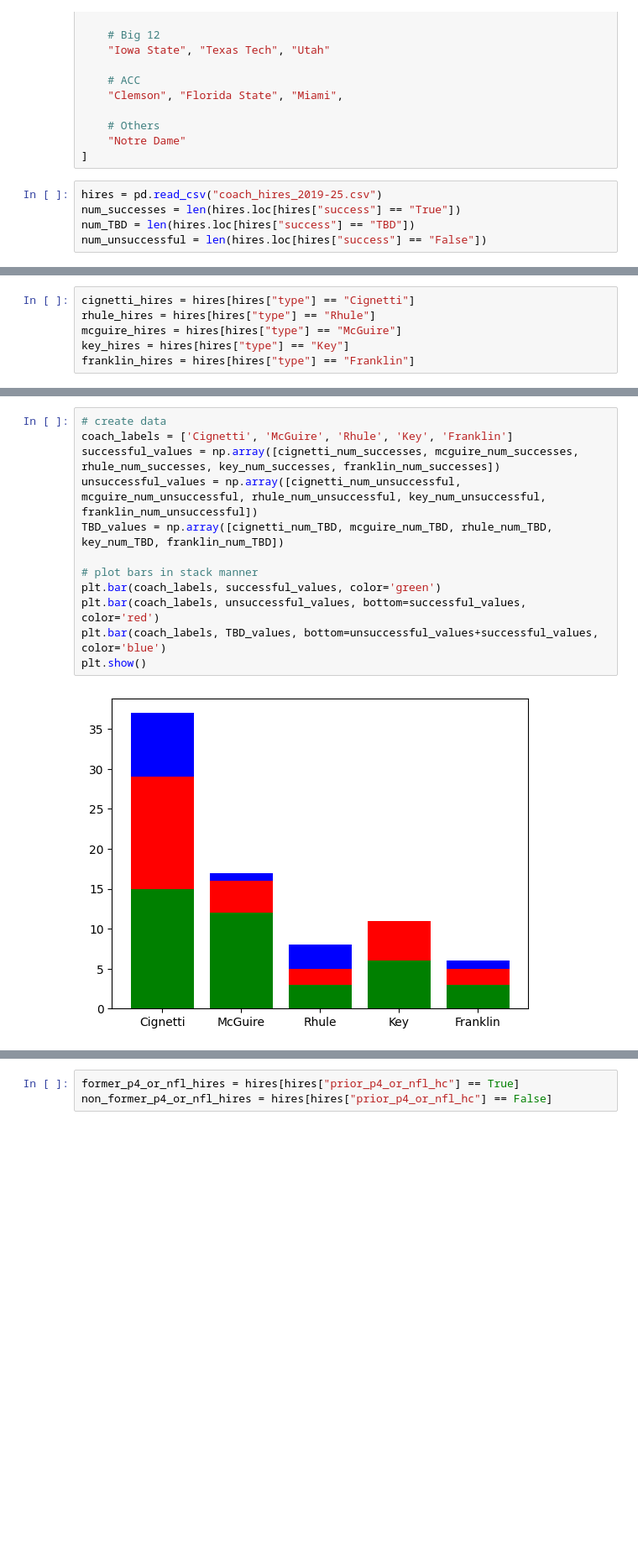
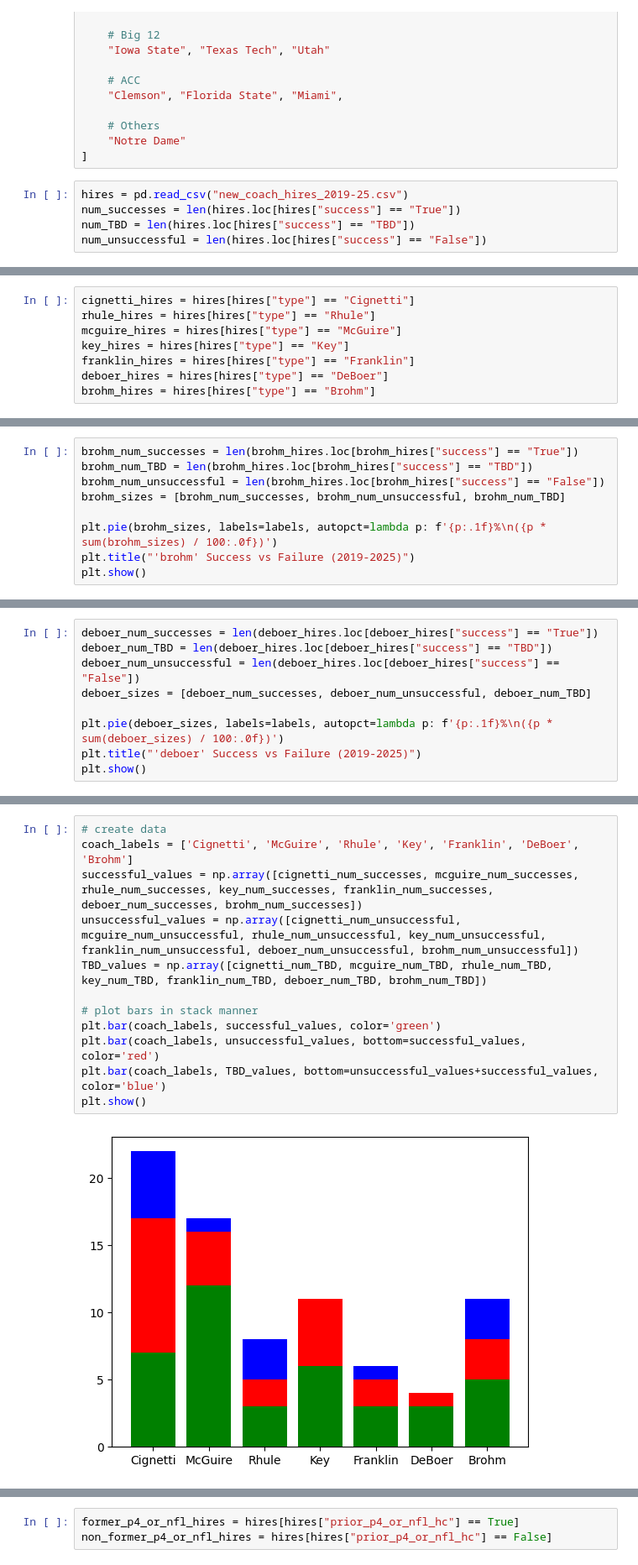
Before and after one commit to lemonannn/ncaa_coaching_analysis, a Jupyter notebook: coach_analysis.ipynb, the cells around one changed output, grey strips where cells are left out. Shown: that part at 84% size. Saved outputs shown, nothing was run; the diff lists cells and outputs as text; blank space fills up the shorter version.

```diff
--- a/coach_analysis.ipynb
+++ b/coach_analysis.ipynb
@@ -59,7 +59,7 @@ major_schools = [
     "Notre Dame"
 ]
 # %%
-hires = pd.read_csv("coach_hires_2019-25.csv")
+hires = pd.read_csv("new_coach_hires_2019-25.csv")
 num_successes = len(hires.loc[hires["success"] == "True"])
 num_TBD = len(hires.loc[hires["success"] == "TBD"])
 num_unsuccessful = len(hires.loc[hires["success"] == "False"])
@@ -78,6 +78,8 @@ rhule_hires = hires[hires["type"] == "Rhule"]
 mcguire_hires = hires[hires["type"] == "McGuire"]
 key_hires = hires[hires["type"] == "Key"]
 franklin_hires = hires[hires["type"] == "Franklin"]
+deboer_hires = hires[hires["type"] == "DeBoer"]
+brohm_hires = hires[hires["type"] == "Brohm"]
 # %%
 cignetti_num_successes = len(cignetti_hires.loc[cignetti_hires["success"] == "True"])
 cignetti_num_TBD = len(cignetti_hires.loc[cignetti_hires["success"] == "TBD"])
@@ -91,0 +94,9 @@ plt.show()
+# %%
+brohm_num_successes = len(brohm_hires.loc[brohm_hires["success"] == "True"])
+brohm_num_TBD = len(brohm_hires.loc[brohm_hires["success"] == "TBD"])
+brohm_num_unsuccessful = len(brohm_hires.loc[brohm_hires["success"] == "False"])
+brohm_sizes = [brohm_num_successes, brohm_num_unsuccessful, brohm_num_TBD]
+
+plt.pie(brohm_sizes, labels=labels, autopct=lambda p: f'{p:.1f}%\n({p * sum(brohm_sizes) / 100:.0f})')
+plt.title("'brohm' Success vs Failure (2019-2025)")
+plt.show()
@@ -133,3 +146,12 @@ plt.title("'Franklin' Success vs Failure (2019-2025)")
 plt.show()
 # %% [output]
 [figure]
+# %%
+deboer_num_successes = len(deboer_hires.loc[deboer_hires["success"] == "True"])
+deboer_num_TBD = len(deboer_hires.loc[deboer_hires["success"] == "TBD"])
+deboer_num_unsuccessful = len(deboer_hires.loc[deboer_hires["success"] == "False"])
+deboer_sizes = [deboer_num_successes, deboer_num_unsuccessful, deboer_num_TBD]
+
+plt.pie(deboer_sizes, labels=labels, autopct=lambda p: f'{p:.1f}%\n({p * sum(deboer_sizes) / 100:.0f})')
+plt.title("'deboer' Success vs Failure (2019-2025)")
+plt.show()
@@ -136,17 +160,17 @@ plt.show()
 # %%
 # create data
-coach_labels = ['Cignetti', 'McGuire', 'Rhule', 'Key', 'Franklin']
-successful_values = np.array([cignetti_num_successes, mcguire_num_successes, rhule_num_successes, key_num_successes, franklin_num_successes])
-unsuccessful_values = np.array([cignetti_num_unsuccessful, mcguire_num_unsuccessful, rhule_num_unsuccessful, key_num_unsuccessful, franklin_num_unsuccessful])
-TBD_values = np.array([cignetti_num_TBD, mcguire_num_TBD, rhule_num_TBD, key_num_TBD, franklin_num_TBD])
+coach_labels = ['Cignetti', 'McGuire', 'Rhule', 'Key', 'Franklin', 'DeBoer', 'Brohm']
+successful_values = np.array([cignetti_num_successes, mcguire_num_successes, rhule_num_successes, key_num_successes, franklin_num_successes, deboer_num_successes, brohm_num_successes])
+unsuccessful_values = np.array([cignetti_num_unsuccessful, mcguire_num_unsuccessful, rhule_num_unsuccessful, key_num_unsuccessful, franklin_num_unsuccessful, deboer_num_unsuccessful, brohm_num_unsuccessful])
+TBD_values = np.array([cignetti_num_TBD, mcguire_num_TBD, rhule_num_TBD, key_num_TBD, franklin_num_TBD, deboer_num_TBD, brohm_num_TBD])
 
 # plot bars in stack manner
 plt.bar(coach_labels, successful_values, color='green')
 plt.bar(coach_labels, unsuccessful_values, bottom=successful_values, color='red')
 plt.bar(coach_labels, TBD_values, bottom=unsuccessful_values+successful_values, color='blue')
 plt.show()
 # %% [output]
-[figure, old version]
+[figure, new version]
 # %%
 small_school_cignetti_hires = cignetti_hires[~cignetti_hires["hired_from"].isin(power_four_schools)]
 big_school_cignetti_hires = cignetti_hires[cignetti_hires["hired_from"].isin(power_four_schools)]
```
Also changed, not shown: parts of 13 cells of this notebook, 3 other files.
